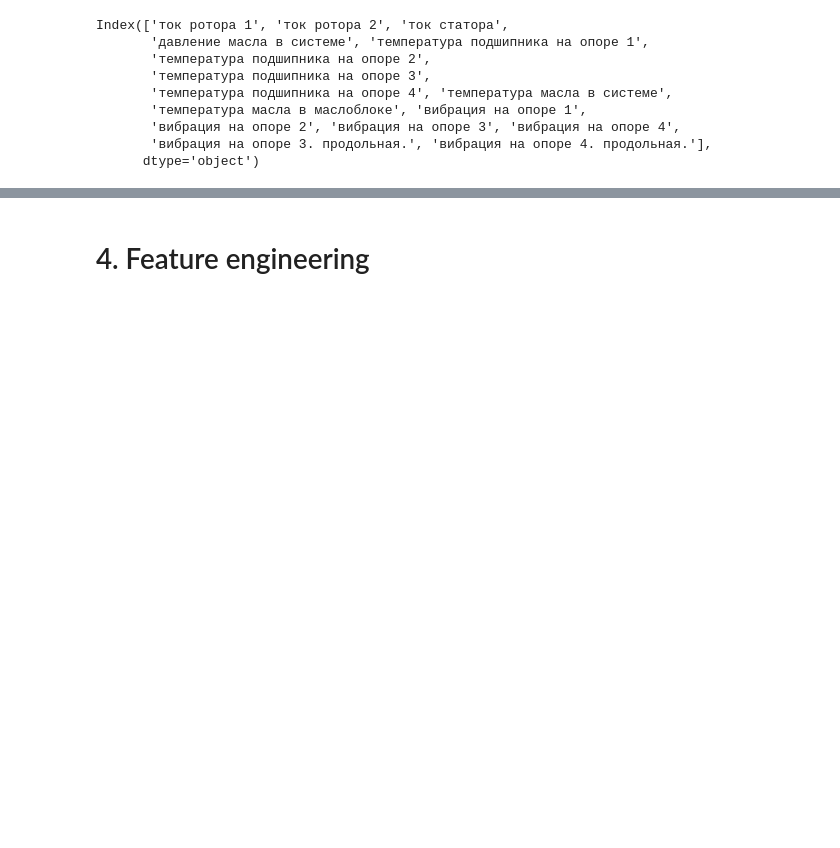
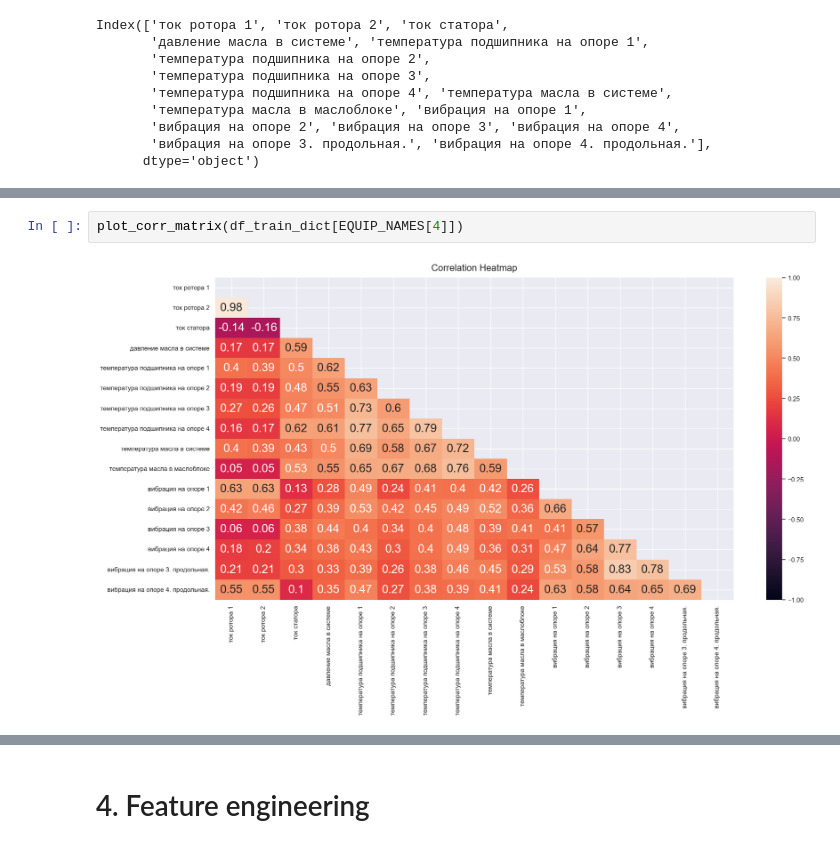
Before and after one commit to SergeiAP/predictive-maintenance-rotating-equip, a Jupyter notebook: notebooks/explore.ipynb, the cells around one changed output, grey strips where cells are left out. Cells and saved outputs as stored; diff of their text form; blank space fills up the shorter version.

```diff
--- a/notebooks/explore.ipynb
+++ b/notebooks/explore.ipynb
@@ -960,0 +925,4 @@ fig.write_html(PIC_EXPLORATORY_PATH / f"{visual_eqip}_{visula_dates[0].replace('
+# %%
+plot_corr_matrix(df_train_dict[EQUIP_NAMES[4]])
+# %% [output]
+[figure, added]
```
Also changed, not shown: parts of 133 cells of this notebook, 7 other files.
